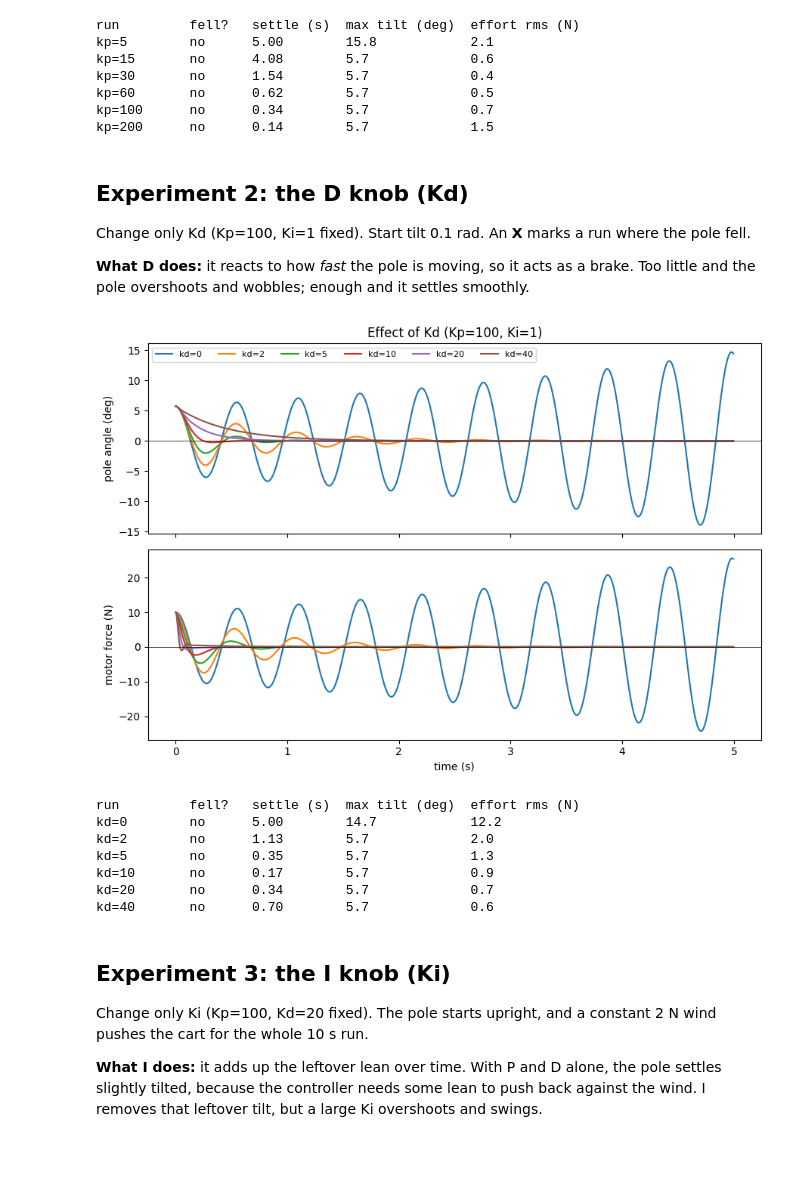
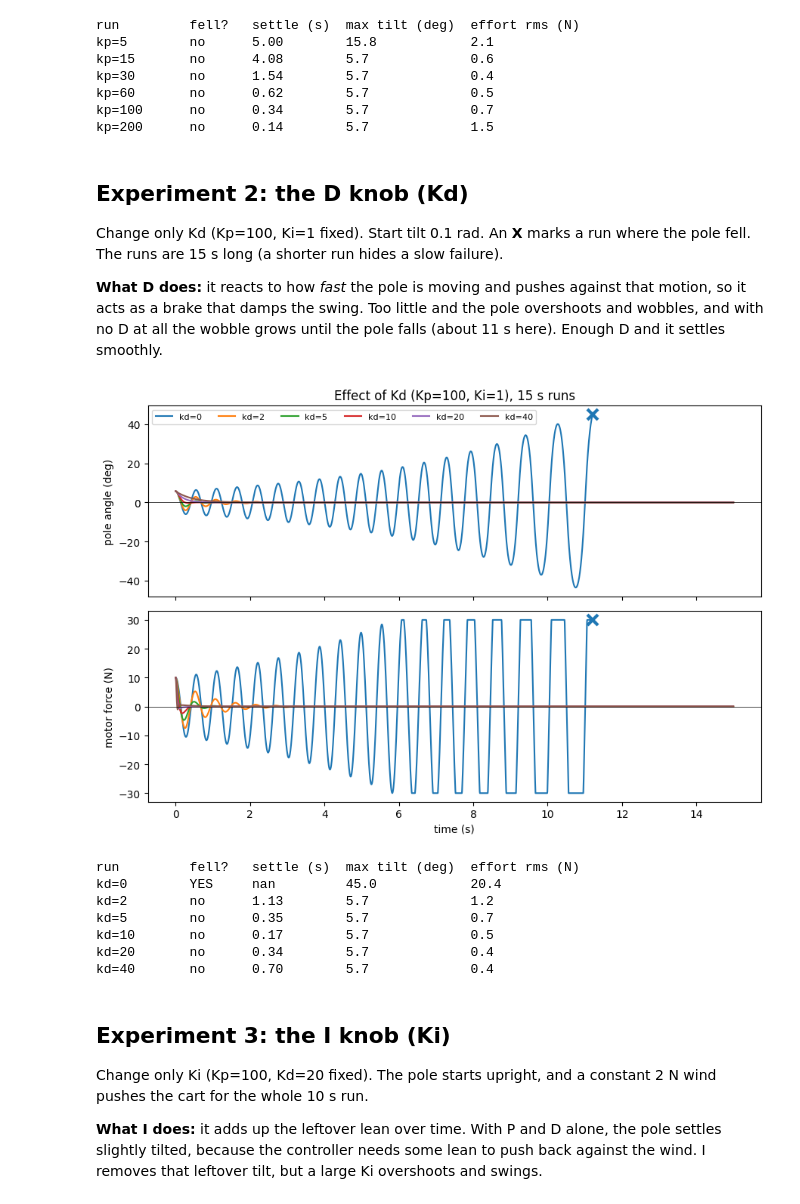
Before and after one commit to Series-Parallel/Machine_in_control, a Jupyter notebook: cartpole_pid.ipynb, the cells around one changed output. Saved outputs shown, nothing was run; the diff lists cells and outputs as text; code cells hidden in the pictures; blank space fills up the shorter version.

```diff
--- a/cartpole_pid.ipynb
+++ b/cartpole_pid.ipynb
@@ -291,24 +291,24 @@ kp=200      no      0.14        5.7             1.5
 # %% [markdown]
 ## Experiment 2: the D knob (Kd)
 
-Change only Kd (Kp=100, Ki=1 fixed). Start tilt 0.1 rad. An **X** marks a run where the pole fell.
+Change only Kd (Kp=100, Ki=1 fixed). Start tilt 0.1 rad. An **X** marks a run where the pole fell. The runs are 15 s long (a shorter run hides a slow failure).
 
-**What D does:** it reacts to how *fast* the pole is moving, so it acts as a brake. Too little and the pole overshoots and wobbles; enough and it settles smoothly.
+**What D does:** it reacts to how *fast* the pole is moving and pushes against that motion, so it acts as a brake that damps the swing. Too little and the pole overshoots and wobbles, and with no D at all the wobble grows until the pole falls (about 11 s here). Enough D and it settles smoothly.
 # %%
-# ---- Cell 13: Experiment 2, sweep Kd ----
+# ---- Cell 13: Experiment 2, sweep Kd (15 s, so a slow failure such as Kd=0 shows up) ----
 base = dict(kp=100, ki=1, kd=20)
-runs = sweep("kd", [0, 2, 5, 10, 20, 40], base)
-plot_runs(runs, "Effect of Kd (Kp=100, Ki=1)")
+runs = sweep("kd", [0, 2, 5, 10, 20, 40], base, T=15.0)
+plot_runs(runs, "Effect of Kd (Kp=100, Ki=1), 15 s runs")
 score_table(runs)
 # %% [output]
-[figure, old version]
+[figure, new version]
 run         fell?   settle (s)  max tilt (deg)  effort rms (N)
-kd=0        no      5.00        14.7            12.2
-kd=2        no      1.13        5.7             2.0
-kd=5        no      0.35        5.7             1.3
-kd=10       no      0.17        5.7             0.9
-kd=20       no      0.34        5.7             0.7
-kd=40       no      0.70        5.7             0.6
+kd=0        YES     nan         45.0            20.4
+kd=2        no      1.13        5.7             1.2
+kd=5        no      0.35        5.7             0.7
+kd=10       no      0.17        5.7             0.5
+kd=20       no      0.34        5.7             0.4
+kd=40       no      0.70        5.7             0.4
 # %% [markdown]
 ## Experiment 3: the I knob (Ki)
 
```
Also changed, not shown: parts of 13 cells of this notebook.
